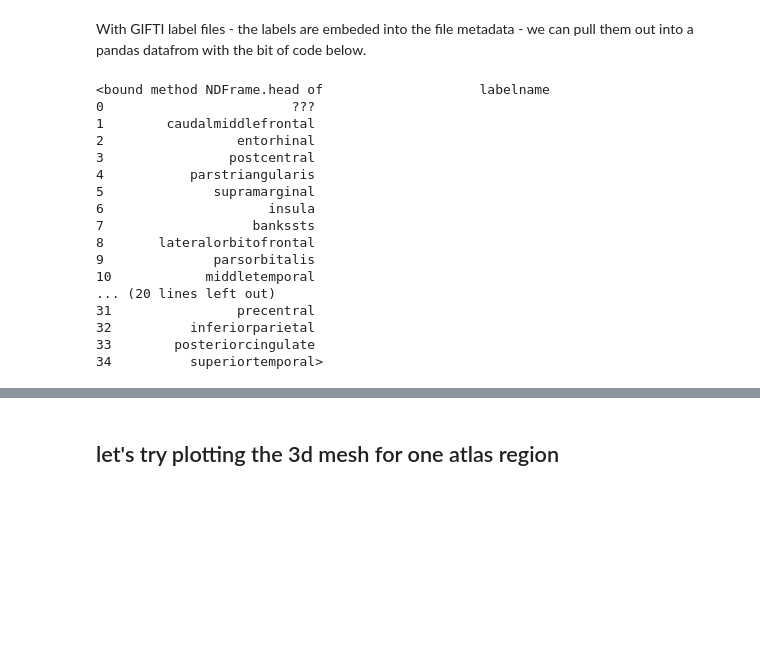
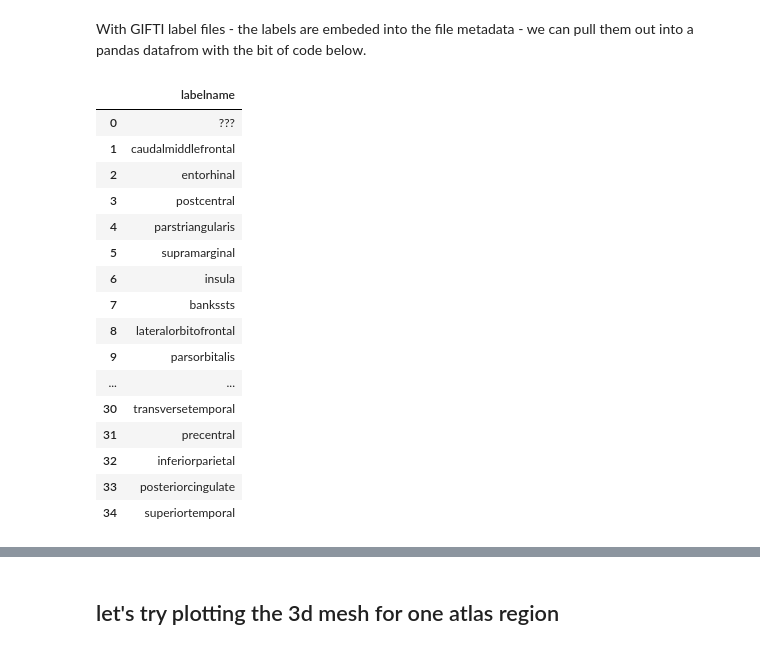
Before and after one commit to krembilneuroinformatics/kcni-school-lessons, a Jupyter notebook: day5/notebooks/Neuroimaging_Connectomics_01_images_surfaces_atlases.ipynb, the cells around one changed output, grey strips where cells are left out. Saved outputs shown, nothing was run; the diff lists cells and outputs as text; code cells hidden in the pictures; blank space fills up the shorter version.

```diff
--- a/day5/notebooks/Neuroimaging_Connectomics_01_images_surfaces_atlases.ipynb
+++ b/day5/notebooks/Neuroimaging_Connectomics_01_images_surfaces_atlases.ipynb
@@ -470,23 +467,23 @@ array([ 0,  1,  2,  3,  4,  5,  6,  7,  8,  9, 10, 11, 12, 13, 14, 15, 16,
 # %% [markdown]
 With GIFTI label files - the labels are embeded into the file metadata - we can pull them out into a pandas datafrom with the bit of code below.
 # %%
-labels_df = pd.DataFrame.from_dict(label_img.labeltable.labels_as_dict, orient = "index", columns=['labelname'])
-labels_df.head
+labels_df = pd.DataFrame.from_dict(label_img.labeltable.get_labels_as_dict()   , orient = "index", columns=['labelname'])
+labels_df
 # %% [output]
-<bound method NDFrame.head of                    labelname
-0                        ???
-1        caudalmiddlefrontal
-2                 entorhinal
-3                postcentral
-4           parstriangularis
-5              supramarginal
-6                     insula
-7                   bankssts
-8       lateralorbitofrontal
-9              parsorbitalis
-10            middletemporal
-... (20 lines left out)
-31                precentral
-32          inferiorparietal
-33        posteriorcingulate
-34          superiortemporal>
+|  | labelname |
+| 0 | ??? |
+| 1 | caudalmiddlefrontal |
+| 2 | entorhinal |
+| 3 | postcentral |
+| 4 | parstriangularis |
+| 5 | supramarginal |
+| 6 | insula |
+| 7 | bankssts |
+| 8 | lateralorbitofrontal |
+| 9 | parsorbitalis |
+| ... | ... |
+| 30 | transversetemporal |
+| 31 | precentral |
+| 32 | inferiorparietal |
+| 33 | posteriorcingulate |
+| 34 | superiortemporal |
```
Also changed, not shown: parts of 12 cells of this notebook, 3 other files.
